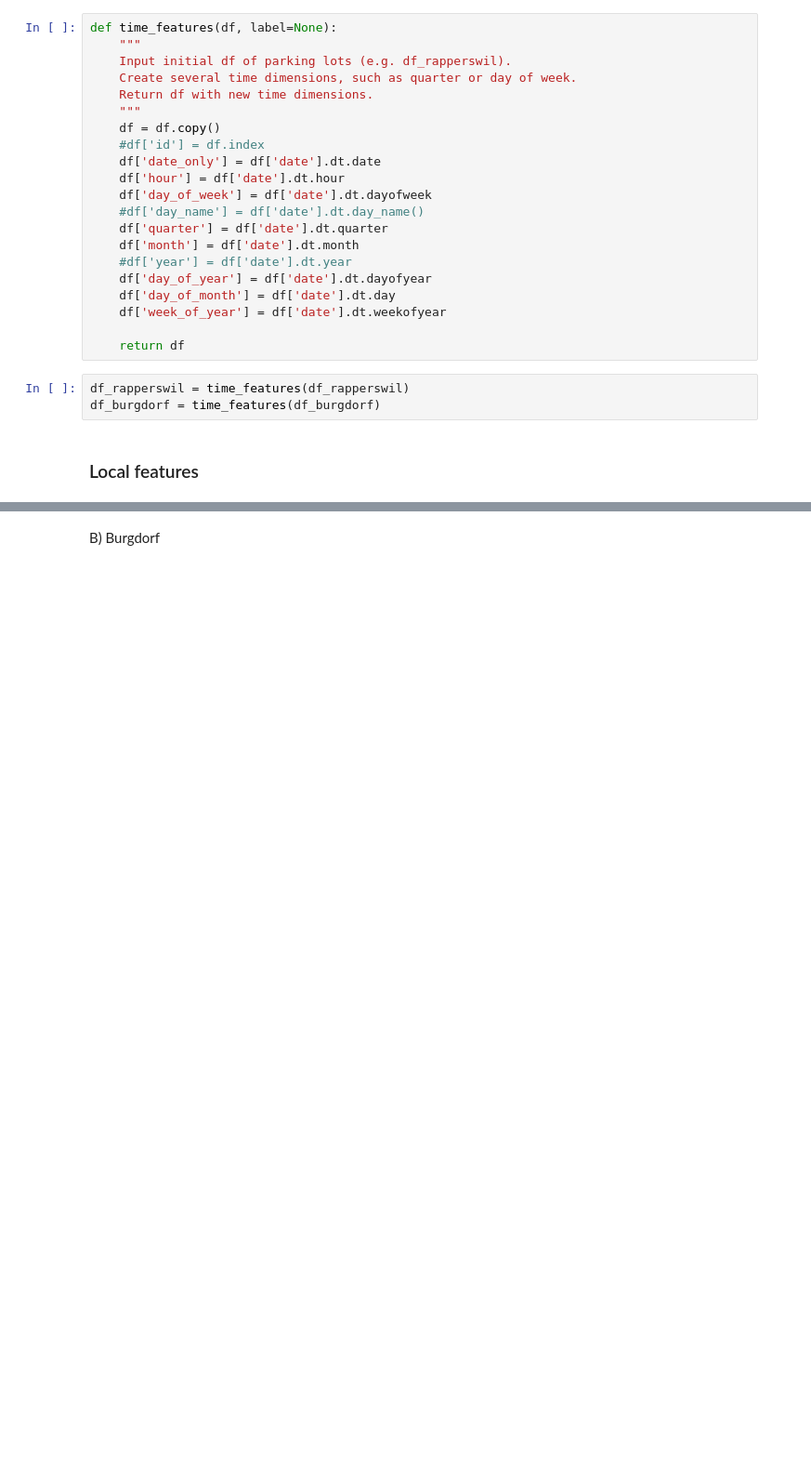
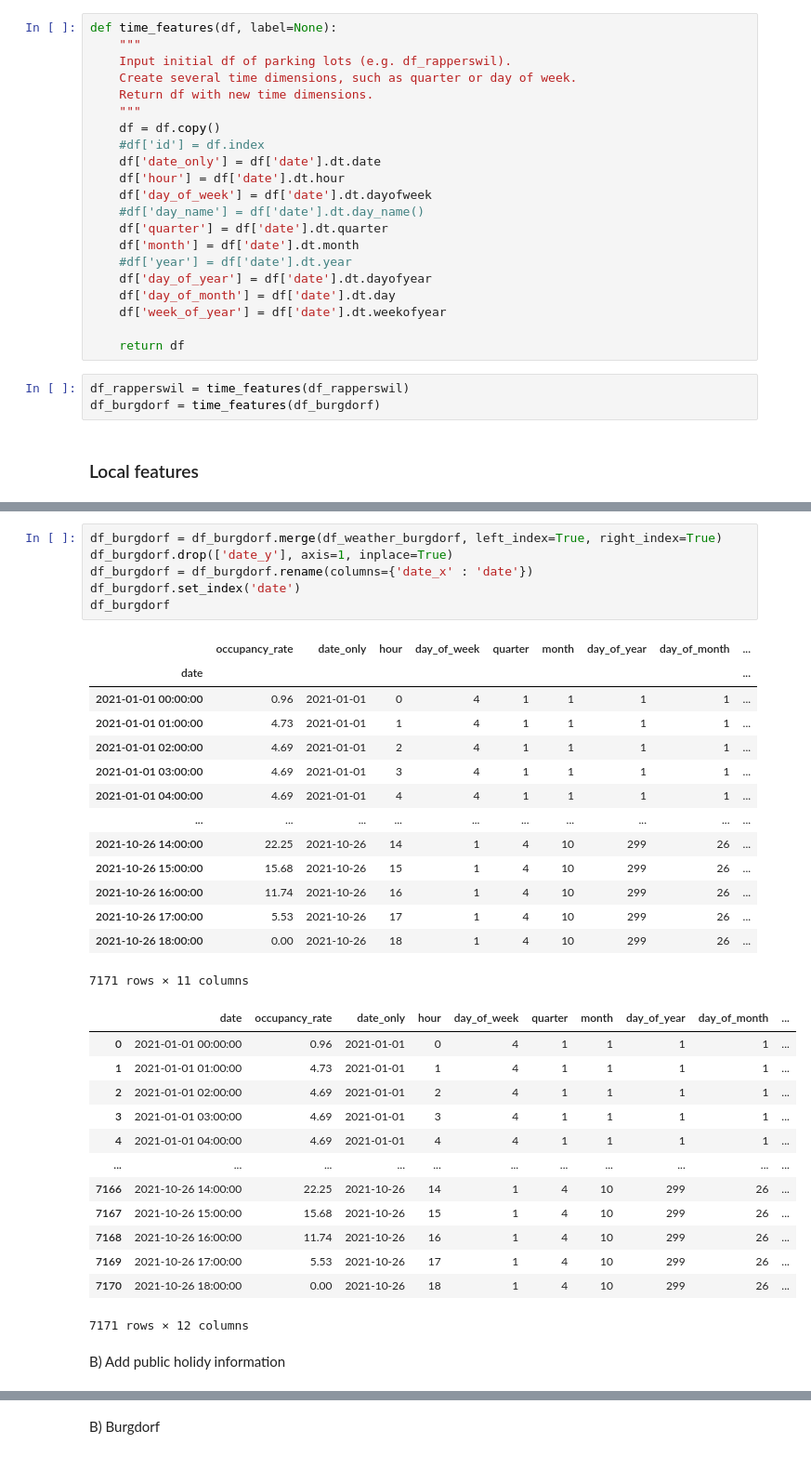
Before and after one commit to christopherkindl/start-hack-2021, a Jupyter notebook: 01_ml/time_series_model.ipynb, the cells around one changed output, grey strips where cells are left out. Shown at 93% size. Drawn from its saved outputs; the diff is of its cells as text; blank space fills up the shorter version.

```diff
--- a/01_ml/time_series_model.ipynb
+++ b/01_ml/time_series_model.ipynb
@@ -310,2 +351,38 @@ merged_df.set_index('date')
+# %%
+df_burgdorf = df_burgdorf.merge(df_weather_burgdorf, left_index=True, right_index=True)
+df_burgdorf.drop(['date_y'], axis=1, inplace=True)
+df_burgdorf = df_burgdorf.rename(columns={'date_x' : 'date'})
+df_burgdorf.set_index('date')
+df_burgdorf
+# %% [output]
+|  | occupancy_rate | date_only | hour | day_of_week | quarter | month | day_of_year | day_of_month | ... |
+| date |  |  |  |  |  |  |  |  | ... |
+| 2021-01-01 00:00:00 | 0.96 | 2021-01-01 | 0 | 4 | 1 | 1 | 1 | 1 | ... |
+| 2021-01-01 01:00:00 | 4.73 | 2021-01-01 | 1 | 4 | 1 | 1 | 1 | 1 | ... |
+| 2021-01-01 02:00:00 | 4.69 | 2021-01-01 | 2 | 4 | 1 | 1 | 1 | 1 | ... |
+| 2021-01-01 03:00:00 | 4.69 | 2021-01-01 | 3 | 4 | 1 | 1 | 1 | 1 | ... |
+| 2021-01-01 04:00:00 | 4.69 | 2021-01-01 | 4 | 4 | 1 | 1 | 1 | 1 | ... |
+| ... | ... | ... | ... | ... | ... | ... | ... | ... | ... |
+| 2021-10-26 14:00:00 | 22.25 | 2021-10-26 | 14 | 1 | 4 | 10 | 299 | 26 | ... |
+| 2021-10-26 15:00:00 | 15.68 | 2021-10-26 | 15 | 1 | 4 | 10 | 299 | 26 | ... |
+| 2021-10-26 16:00:00 | 11.74 | 2021-10-26 | 16 | 1 | 4 | 10 | 299 | 26 | ... |
+| 2021-10-26 17:00:00 | 5.53 | 2021-10-26 | 17 | 1 | 4 | 10 | 299 | 26 | ... |
+| 2021-10-26 18:00:00 | 0.00 | 2021-10-26 | 18 | 1 | 4 | 10 | 299 | 26 | ... |
+7171 rows × 11 columns
+|  | date | occupancy_rate | date_only | hour | day_of_week | quarter | month | day_of_year | day_of_month | ... |
+| 0 | 2021-01-01 00:00:00 | 0.96 | 2021-01-01 | 0 | 4 | 1 | 1 | 1 | 1 | ... |
+| 1 | 2021-01-01 01:00:00 | 4.73 | 2021-01-01 | 1 | 4 | 1 | 1 | 1 | 1 | ... |
+| 2 | 2021-01-01 02:00:00 | 4.69 | 2021-01-01 | 2 | 4 | 1 | 1 | 1 | 1 | ... |
+| 3 | 2021-01-01 03:00:00 | 4.69 | 2021-01-01 | 3 | 4 | 1 | 1 | 1 | 1 | ... |
+| 4 | 2021-01-01 04:00:00 | 4.69 | 2021-01-01 | 4 | 4 | 1 | 1 | 1 | 1 | ... |
+| ... | ... | ... | ... | ... | ... | ... | ... | ... | ... | ... |
+| 7166 | 2021-10-26 14:00:00 | 22.25 | 2021-10-26 | 14 | 1 | 4 | 10 | 299 | 26 | ... |
+| 7167 | 2021-10-26 15:00:00 | 15.68 | 2021-10-26 | 15 | 1 | 4 | 10 | 299 | 26 | ... |
+| 7168 | 2021-10-26 16:00:00 | 11.74 | 2021-10-26 | 16 | 1 | 4 | 10 | 299 | 26 | ... |
+| 7169 | 2021-10-26 17:00:00 | 5.53 | 2021-10-26 | 17 | 1 | 4 | 10 | 299 | 26 | ... |
+| 7170 | 2021-10-26 18:00:00 | 0.00 | 2021-10-26 | 18 | 1 | 4 | 10 | 299 | 26 | ... |
+7171 rows × 12 columns
+# %% [markdown]
+B) Add public holidy information
 # %%
 # check whether date is holiday day
```
Also changed, not shown: parts of 20 cells of this notebook, 4 other files.
